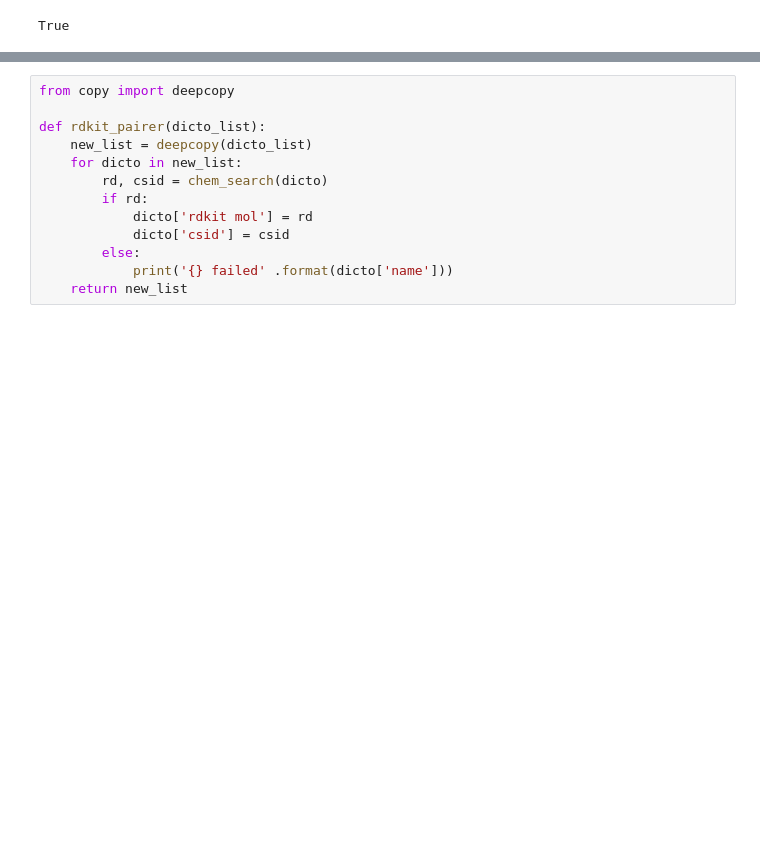
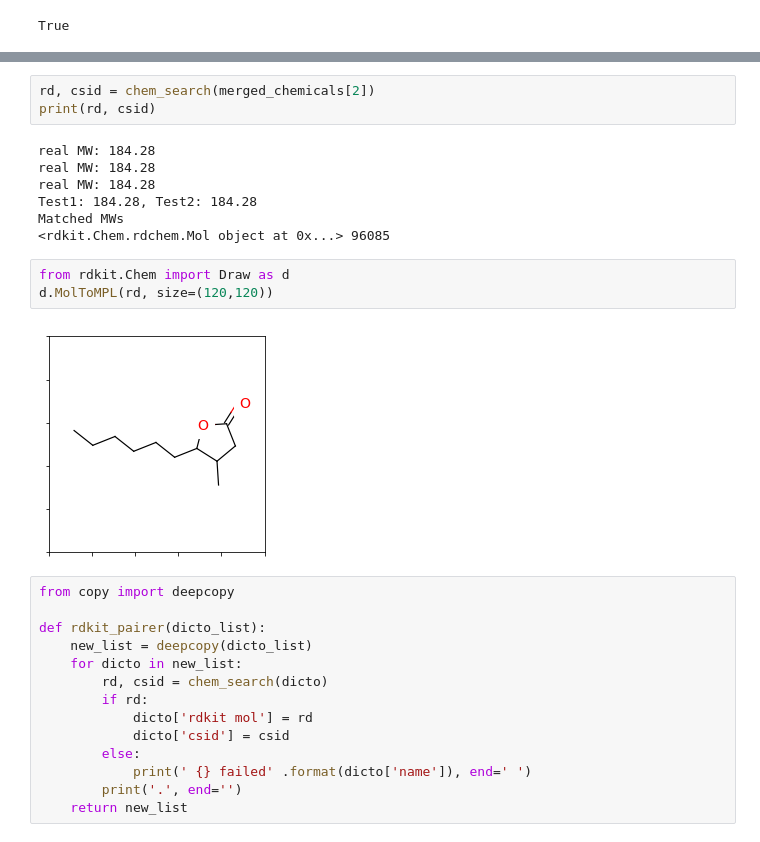
Before and after one commit to trnoriega/chemproject, a Jupyter notebook: rdkit_chemical_matching.ipynb, the cells around one changed output, grey strips where cells are left out. Saved outputs shown, nothing was run; the diff lists cells and outputs as text; blank space fills up the shorter version.

```diff
--- a/rdkit_chemical_matching.ipynb
+++ b/rdkit_chemical_matching.ipynb
@@ -107,6 +130,21 @@ def chem_search(dicto):
             else:
                 continue
     return None, None
+# %%
+rd, csid = chem_search(merged_chemicals[2])
+print(rd, csid)
+# %% [output]
+real MW: 184.28
+real MW: 184.28
+real MW: 184.28
+Test1: 184.28, Test2: 184.28
+Matched MWs
+<rdkit.Chem.rdchem.Mol object at 0x...> 96085
+# %%
+from rdkit.Chem import Draw as d
+d.MolToMPL(rd, size=(120,120))
+# %% [output]
+[figure, added]
 # %%
 from copy import deepcopy
 
@@ -118,6 +156,7 @@ def rdkit_pairer(dicto_list):
             dicto['rdkit mol'] = rd
             dicto['csid'] = csid
         else:
-            print('{} failed' .format(dicto['name']))
+            print(' {} failed' .format(dicto['name']), end=' ')
+        print('.', end='')
     return new_list
 # %%
```
Also changed, not shown: parts of 7 cells of this notebook.
